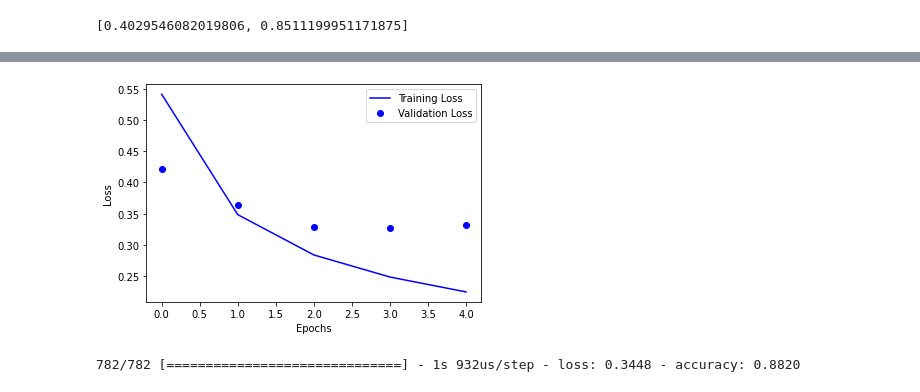
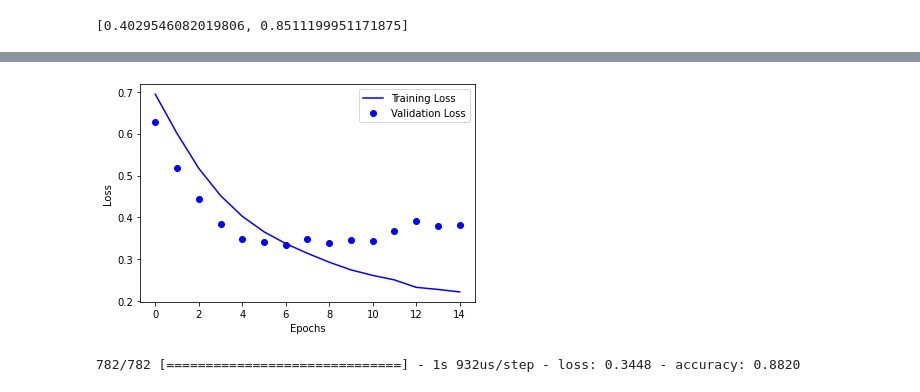
Before and after one commit to Shahir-Abdullah/DeepLearningProjects, a Jupyter notebook: MovieReviewClassifier.ipynb, the cells around one changed output, grey strips where cells are left out. Drawn from its saved outputs; the diff is of its cells as text; code cells hidden in the pictures.

```diff
--- a/MovieReviewClassifier.ipynb
+++ b/MovieReviewClassifier.ipynb
@@ -301,19 +301,23 @@ results
 # %%
 # adding regularizer in the layers for reducing overfitting
 from keras import regularizers
+
 model = Sequential()
 model.add(layers.Dense(16, kernel_regularizer=regularizers.l2(0.001),
 activation='relu', input_shape=(10000,)))
+model.add(layers.Dropout(0.5))
 model.add(layers.Dense(16, kernel_regularizer=regularizers.l2(0.001),
 activation='relu'))
+model.add(layers.Dropout(0.5))
 model.add(layers.Dense(1, activation='sigmoid'))
+
 model.compile(optimizer='rmsprop',
              loss='binary_crossentropy',
              metrics=['accuracy'])
 
 history = model.fit(partial_x_train,
                 partial_y_train,
-                epochs=5,
+                epochs=15,
                 batch_size=512,
                 validation_data=(x_val, y_val))
 # %% [output]
@@ -336,3 +347,19 @@ results
+# %%
+import matplotlib.pyplot as plt
+history_dict = history.history
+val_loss = history_dict['val_loss']
+val_accuracy = history_dict['val_accuracy']
+loss = history_dict['loss']
+acc = history_dict['accuracy']
+epochs = range(0, 15)
+plt.plot(epochs, loss, 'b', label="Training Loss")
+plt.plot(epochs, val_loss, 'bo', label='Validation Loss')
+plt.xlabel('Epochs')
+plt.ylabel('Loss')
+plt.legend()
+plt.show()
+# %% [output]
+[figure, added]
 # %%
 import matplotlib.pyplot as plt
 history_dict = history.history
@@ -347,8 +374,6 @@ plt.xlabel('Epochs')
 plt.ylabel('Loss')
 plt.legend()
 plt.show()
-# %% [output]
-[figure, removed]
 # %%
 results = model.evaluate(x_test, y_test)
 results
```
Also changed, not shown: parts of 3 cells of this notebook.
